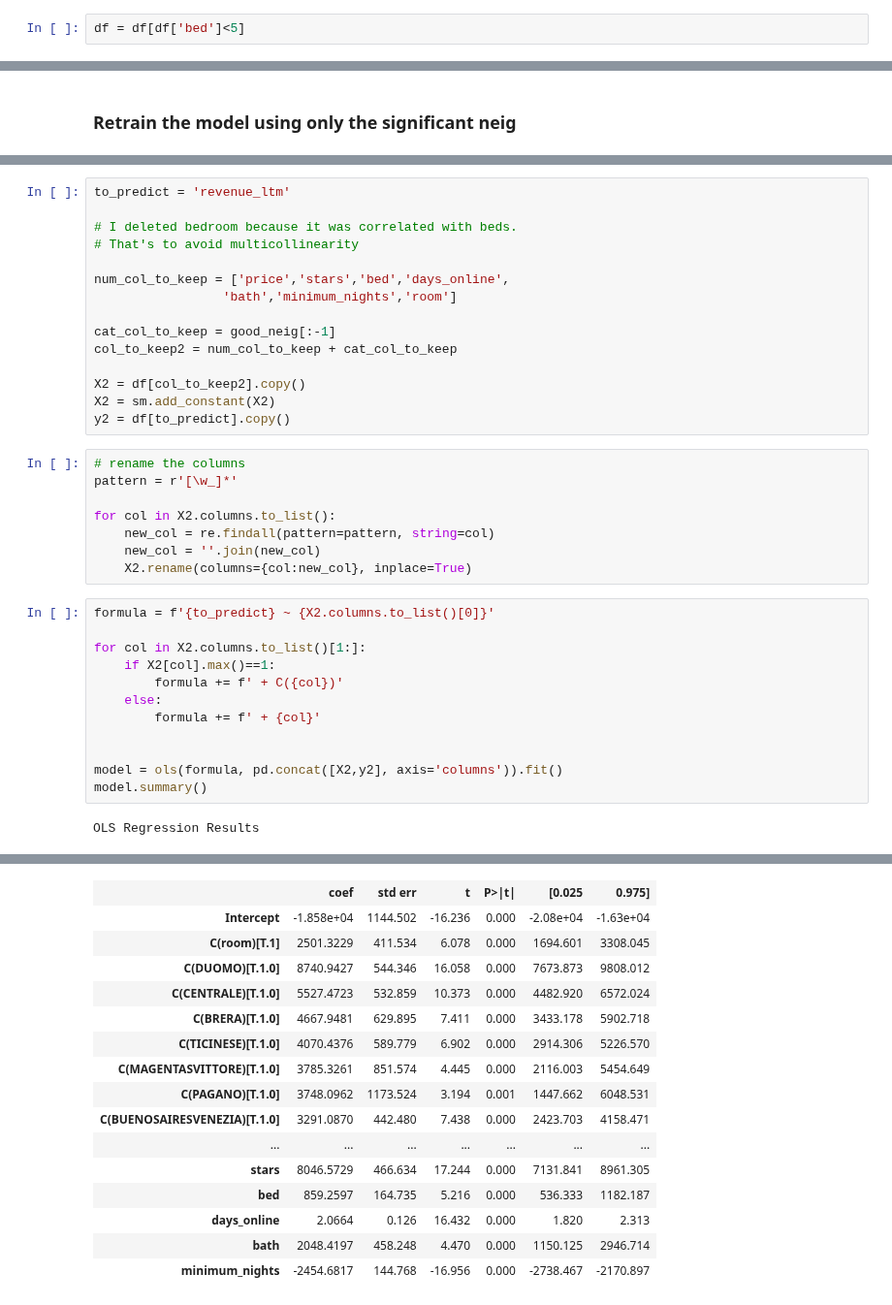
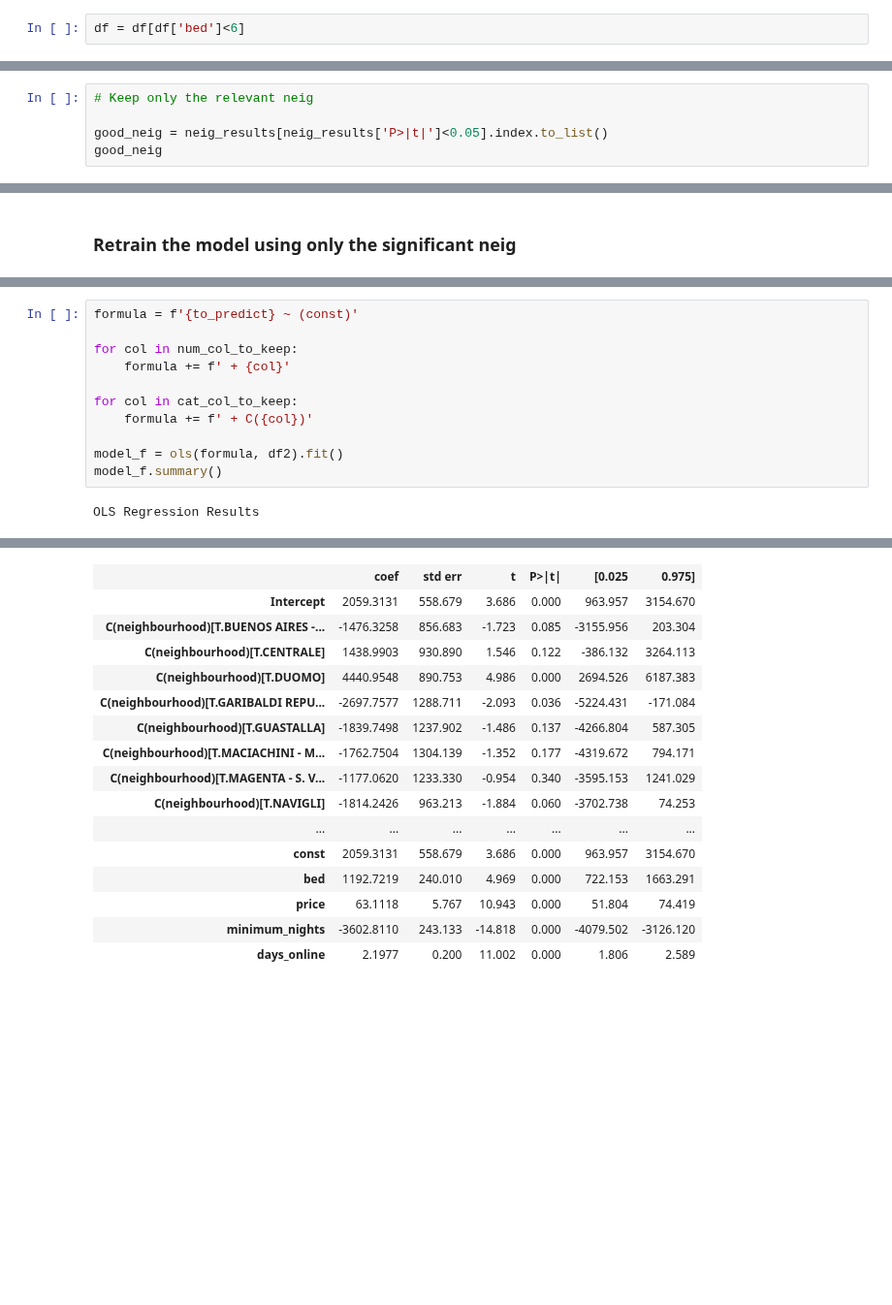
Before and after one commit to S3tuit/jup_lab, a Jupyter notebook: airbnb/airbnb_analysis.ipynb, the cells around one changed output, grey strips where cells are left out. Shown at 97% size. Saved outputs shown, nothing was run; the diff lists cells and outputs as text; blank space fills up the shorter version.

```diff
--- a/airbnb/airbnb_analysis.ipynb
+++ b/airbnb/airbnb_analysis.ipynb
@@ -124,7 +124,7 @@ df[df['bed']>4]['id'].count()
 # %% [output]
 155
 # %%
-df = df[df['bed']<5]
+df = df[df['bed']<6]
 # %% [markdown]
 ### Bath
 # %%
@@ -588,0 +425,5 @@ good_neig
+# %%
+# Keep only the relevant neig
+
+good_neig = neig_results[neig_results['P>|t|']<0.05].index.to_list()
+good_neig
@@ -596,37 +478,13 @@ df2 = df[df['neighbourhood'].isin(good_neig)].copy()
-# %%
-to_predict = 'revenue_ltm'
-
-# I deleted bedroom because it was correlated with beds.
-# That's to avoid multicollinearity
-
-num_col_to_keep = ['price','stars','bed','days_online',
-                 'bath','minimum_nights','room']
-
-cat_col_to_keep = good_neig[:-1]
-col_to_keep2 = num_col_to_keep + cat_col_to_keep
-
-X2 = df[col_to_keep2].copy()
-X2 = sm.add_constant(X2)
-y2 = df[to_predict].copy()
-# %%
-# rename the columns
-pattern = r'[\w_]*'
-
-for col in X2.columns.to_list():
-    new_col = re.findall(pattern=pattern, string=col)
-    new_col = ''.join(new_col)
-    X2.rename(columns={col:new_col}, inplace=True)
 # %%
-formula = f'{to_predict} ~ {X2.columns.to_list()[0]}'
+formula = f'{to_predict} ~ (const)'
 
-for col in X2.columns.to_list()[1:]:
-    if X2[col].max()==1:
-        formula += f' + C({col})'
-    else:
-        formula += f' + {col}'
+for col in num_col_to_keep:
+    formula += f' + {col}'
 
+for col in cat_col_to_keep:
+    formula += f' + C({col})'
 
-model = ols(formula, pd.concat([X2,y2], axis='columns')).fit()
-model.summary()
+model_f = ols(formula, df2).fit()
+model_f.summary()
 # %% [output]
 OLS Regression Results
@@ -641,17 +499,17 @@ OLS Regression Results
 | Covariance Type: | nonrobust |  |  |
 |  | coef | std err | t | P>|t| | [0.025 | 0.975] |
-| Intercept | -1.858e+04 | 1144.502 | -16.236 | 0.000 | -2.08e+04 | -1.63e+04 |
-| C(room)[T.1] | 2501.3229 | 411.534 | 6.078 | 0.000 | 1694.601 | 3308.045 |
-| C(DUOMO)[T.1.0] | 8740.9427 | 544.346 | 16.058 | 0.000 | 7673.873 | 9808.012 |
-| C(CENTRALE)[T.1.0] | 5527.4723 | 532.859 | 10.373 | 0.000 | 4482.920 | 6572.024 |
-| C(BRERA)[T.1.0] | 4667.9481 | 629.895 | 7.411 | 0.000 | 3433.178 | 5902.718 |
-| C(TICINESE)[T.1.0] | 4070.4376 | 589.779 | 6.902 | 0.000 | 2914.306 | 5226.570 |
-| C(MAGENTASVITTORE)[T.1.0] | 3785.3261 | 851.574 | 4.445 | 0.000 | 2116.003 | 5454.649 |
-| C(PAGANO)[T.1.0] | 3748.0962 | 1173.524 | 3.194 | 0.001 | 1447.662 | 6048.531 |
-| C(BUENOSAIRESVENEZIA)[T.1.0] | 3291.0870 | 442.480 | 7.438 | 0.000 | 2423.703 | 4158.471 |
+| Intercept | 2059.3131 | 558.679 | 3.686 | 0.000 | 963.957 | 3154.670 |
+| C(neighbourhood)[T.BUENOS AIRES -... | -1476.3258 | 856.683 | -1.723 | 0.085 | -3155.956 | 203.304 |
+| C(neighbourhood)[T.CENTRALE] | 1438.9903 | 930.890 | 1.546 | 0.122 | -386.132 | 3264.113 |
+| C(neighbourhood)[T.DUOMO] | 4440.9548 | 890.753 | 4.986 | 0.000 | 2694.526 | 6187.383 |
+| C(neighbourhood)[T.GARIBALDI REPU... | -2697.7577 | 1288.711 | -2.093 | 0.036 | -5224.431 | -171.084 |
+| C(neighbourhood)[T.GUASTALLA] | -1839.7498 | 1237.902 | -1.486 | 0.137 | -4266.804 | 587.305 |
+| C(neighbourhood)[T.MACIACHINI - M... | -1762.7504 | 1304.139 | -1.352 | 0.177 | -4319.672 | 794.171 |
+| C(neighbourhood)[T.MAGENTA - S. V... | -1177.0620 | 1233.330 | -0.954 | 0.340 | -3595.153 | 1241.029 |
+| C(neighbourhood)[T.NAVIGLI] | -1814.2426 | 963.213 | -1.884 | 0.060 | -3702.738 | 74.253 |
 | ... | ... | ... | ... | ... | ... | ... |
-| stars | 8046.5729 | 466.634 | 17.244 | 0.000 | 7131.841 | 8961.305 |
-| bed | 859.2597 | 164.735 | 5.216 | 0.000 | 536.333 | 1182.187 |
-| days_online | 2.0664 | 0.126 | 16.432 | 0.000 | 1.820 | 2.313 |
-| bath | 2048.4197 | 458.248 | 4.470 | 0.000 | 1150.125 | 2946.714 |
-| minimum_nights | -2454.6817 | 144.768 | -16.956 | 0.000 | -2738.467 | -2170.897 |
+| const | 2059.3131 | 558.679 | 3.686 | 0.000 | 963.957 | 3154.670 |
+| bed | 1192.7219 | 240.010 | 4.969 | 0.000 | 722.153 | 1663.291 |
+| price | 63.1118 | 5.767 | 10.943 | 0.000 | 51.804 | 74.419 |
+| minimum_nights | -3602.8110 | 243.133 | -14.818 | 0.000 | -4079.502 | -3126.120 |
+| days_online | 2.1977 | 0.200 | 11.002 | 0.000 | 1.806 | 2.589 |
```
Also changed, not shown: parts of 81 cells of this notebook.
